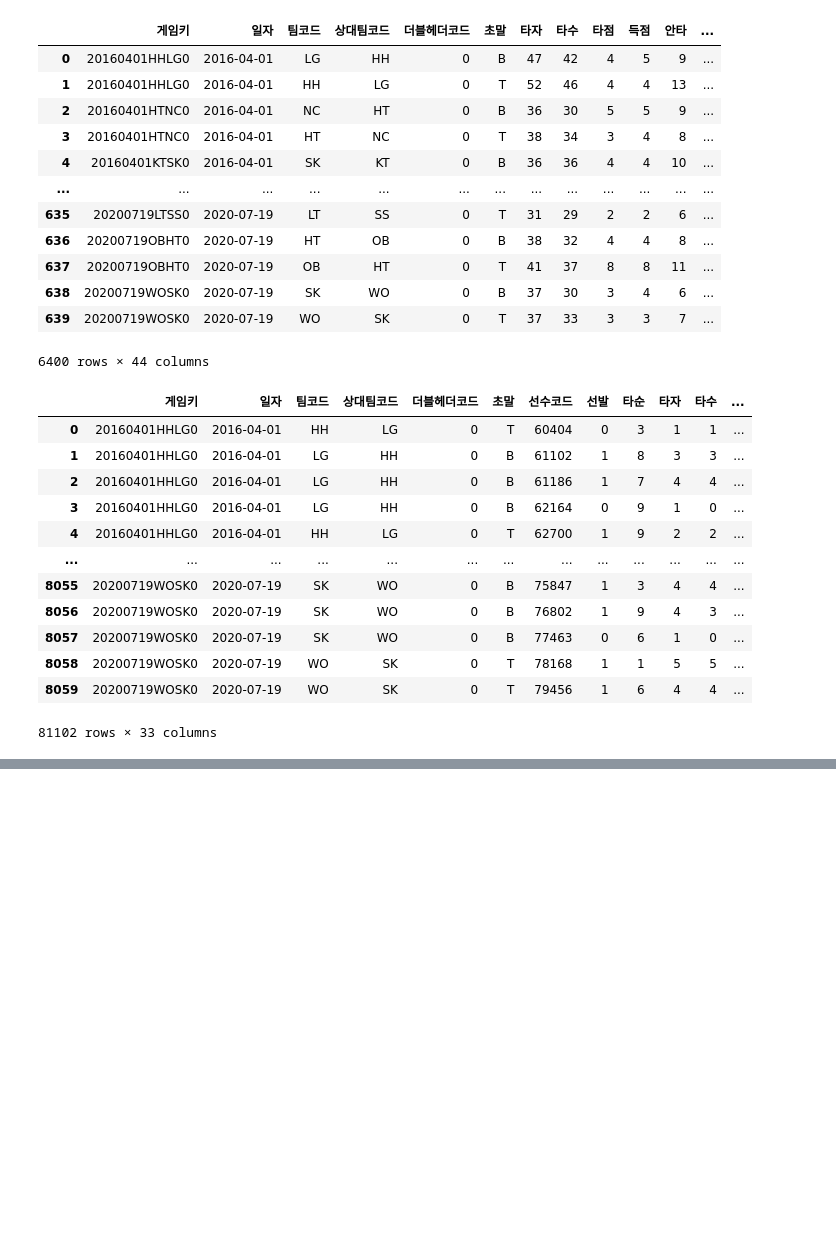
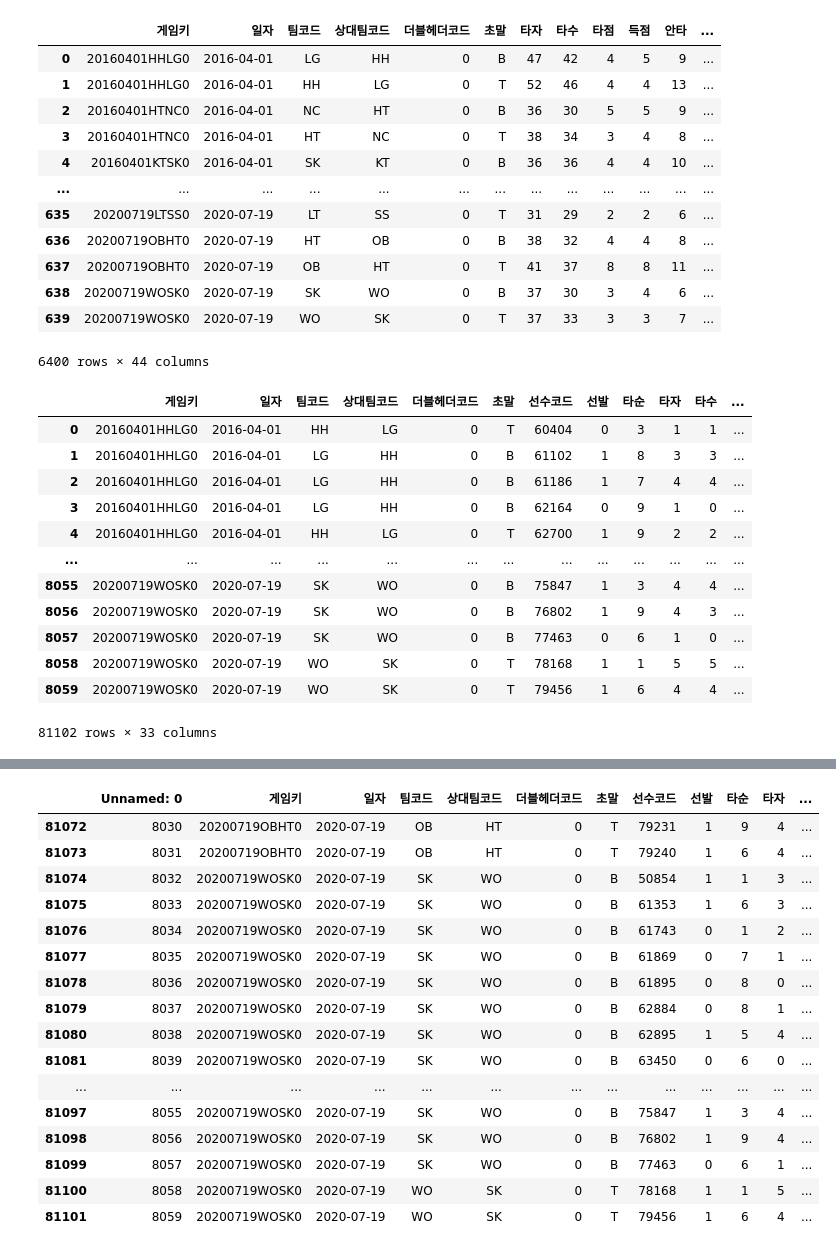
Before and after one commit to seonghunYang/big_contest2020, a Jupyter notebook: EDA7_상대전적별_세이버메트릭스_생성.ipynb, the cells around one changed output, grey strips where cells are left out. Saved outputs shown, nothing was run; the diff lists cells and outputs as text; code cells hidden in the pictures; blank space fills up the shorter version.

Commit message:
개인타자_세이버메트릭스_지표생성 완성

```diff
--- a/EDA7_상대전적별_세이버메트릭스_생성.ipynb
+++ b/EDA7_상대전적별_세이버메트릭스_생성.ipynb
@@ -486,3 +504,33 @@ except:
   hitter.to_csv('./gdrive/My Drive/빅콘테스트2020/EDA결과/EDA7-개인타자_상대별_세이머매트릭스_합본.csv', encoding='utf-8-sig')
 finally:
   hitter.to_csv('./gdrive/My Drive/빅콘테스트2020/EDA결과/EDA7-개인타자_상대별_세이머매트릭스_합본.csv', encoding='utf-8-sig')
+# %%
+def createRC(row):
+    previous = saver_hitter[(hitter['시즌'] == row['시즌']) & (hitter['선수코드'] == row['선수코드'])& (hitter['상대팀코드'] == row['상대팀코드']) & (hitter['일자'] < row['일자'])]
+    if len(previous) == 0:
+        row['RC'] = 0
+        return row
+    previous_sum = previous.sum()
+    upA = previous_sum['안타']+previous_sum['4구']-previous_sum['도루실패']+previous_sum['사구']-previous_sum['병살타']
+    upB = (previous_sum['단타']*1.125)+(1.69*previous_sum['2루타'])+(3.02*previous_sum['3루타'])+(3.73*previous_sum['홈런'])+ 0.29*(previous_sum['4구']-previous_sum['고4']+previous_sum['사구'])
+    down = previous_sum['타수']+previous_sum['4구']+previous_sum['사구']+previous_sum['희비']+previous_sum['희타']
+    if down == 0:
+        row['RC'] = 0
+        return row
+    row['RC'] = ((2.4*down+upA)*(3*down+upB)/(9*down)) - (0.9*down)
+
+    return row
+
+def createRC27(row):
+    previous = saver_hitter[(saver_hitter['시즌'] == row['시즌']) & (saver_hitter['선수코드'] == row['선수코드'])& (saver_hitter['상대팀코드'] == row['상대팀코드']) & (saver_hitter['일자'] < row['일자'])]
+    if len(previous) == 0:
+        row['RC27'] = 0
+        return row
+    previous_sum = previous.sum()
+    down = previous_sum['타수'] - previous_sum['안타']+previous_sum['병살타']+previous_sum['도루실패']+previous_sum['희타']+previous_sum['희비']
+    if down == 0:
+        row['RC27'] = 0
+        return row
+    row['RC27'] = (row['RC']/down)*27
+
+    return row
@@ -520,0 +547,5 @@ def RC27(row):
+# %%
+saver_hitter = pd.read_csv('./gdrive/My Drive/빅콘테스트2020/EDA결과/EDA7-개인타자_상대별_세이머 매트릭스_합본.csv', encoding='utf-8-sig')
+# %%
+saver_hitter['일자'] = pd.to_datetime(saver_hitter['일자'],format='%Y-%m-%d', errors='raise')
+saver_hitter['시즌'] = saver_hitter['일자'].dt.year
@@ -520,0 +568,27 @@ def RC27(row):
+# %%
+try:
+  saver_hitter = saver_hitter.apply(createRC27, axis=1)
+except:
+  saver_hitter.to_csv('./gdrive/My Drive/빅콘테스트2020/EDA결과/EDA7-개인타자_상대별_세이머매트릭스_합본.csv', encoding='utf-8-sig')
+finally:
+  saver_hitter.to_csv('./gdrive/My Drive/빅콘테스트2020/EDA결과/EDA7-개인타자_상대별_세이머매트릭스_합본.csv', encoding='utf-8-sig')
+# %%
+saver_hitter.tail(30)
+# %% [output]
+|  | Unnamed: 0 | 게임키 | 일자 | 팀코드 | 상대팀코드 | 더블헤더코드 | 초말 | 선수코드 | 선발 | 타순 | 타자 | ... |
+| 81072 | 8030 | 20200719OBHT0 | 2020-07-19 | OB | HT | 0 | T | 79231 | 1 | 9 | 4 | ... |
+| 81073 | 8031 | 20200719OBHT0 | 2020-07-19 | OB | HT | 0 | T | 79240 | 1 | 6 | 4 | ... |
+| 81074 | 8032 | 20200719WOSK0 | 2020-07-19 | SK | WO | 0 | B | 50854 | 1 | 1 | 3 | ... |
+| 81075 | 8033 | 20200719WOSK0 | 2020-07-19 | SK | WO | 0 | B | 61353 | 1 | 6 | 3 | ... |
+| 81076 | 8034 | 20200719WOSK0 | 2020-07-19 | SK | WO | 0 | B | 61743 | 0 | 1 | 2 | ... |
+| 81077 | 8035 | 20200719WOSK0 | 2020-07-19 | SK | WO | 0 | B | 61869 | 0 | 7 | 1 | ... |
+| 81078 | 8036 | 20200719WOSK0 | 2020-07-19 | SK | WO | 0 | B | 61895 | 0 | 8 | 0 | ... |
+| 81079 | 8037 | 20200719WOSK0 | 2020-07-19 | SK | WO | 0 | B | 62884 | 0 | 8 | 1 | ... |
+| 81080 | 8038 | 20200719WOSK0 | 2020-07-19 | SK | WO | 0 | B | 62895 | 1 | 5 | 4 | ... |
+| 81081 | 8039 | 20200719WOSK0 | 2020-07-19 | SK | WO | 0 | B | 63450 | 0 | 6 | 0 | ... |
+| ... | ... | ... | ... | ... | ... | ... | ... | ... | ... | ... | ... | ... |
+| 81097 | 8055 | 20200719WOSK0 | 2020-07-19 | SK | WO | 0 | B | 75847 | 1 | 3 | 4 | ... |
+| 81098 | 8056 | 20200719WOSK0 | 2020-07-19 | SK | WO | 0 | B | 76802 | 1 | 9 | 4 | ... |
+| 81099 | 8057 | 20200719WOSK0 | 2020-07-19 | SK | WO | 0 | B | 77463 | 0 | 6 | 1 | ... |
+| 81100 | 8058 | 20200719WOSK0 | 2020-07-19 | WO | SK | 0 | T | 78168 | 1 | 1 | 5 | ... |
+| 81101 | 8059 | 20200719WOSK0 | 2020-07-19 | WO | SK | 0 | T | 79456 | 1 | 6 | 4 | ... |
```
Also changed, not shown: parts of 11 cells of this notebook.
